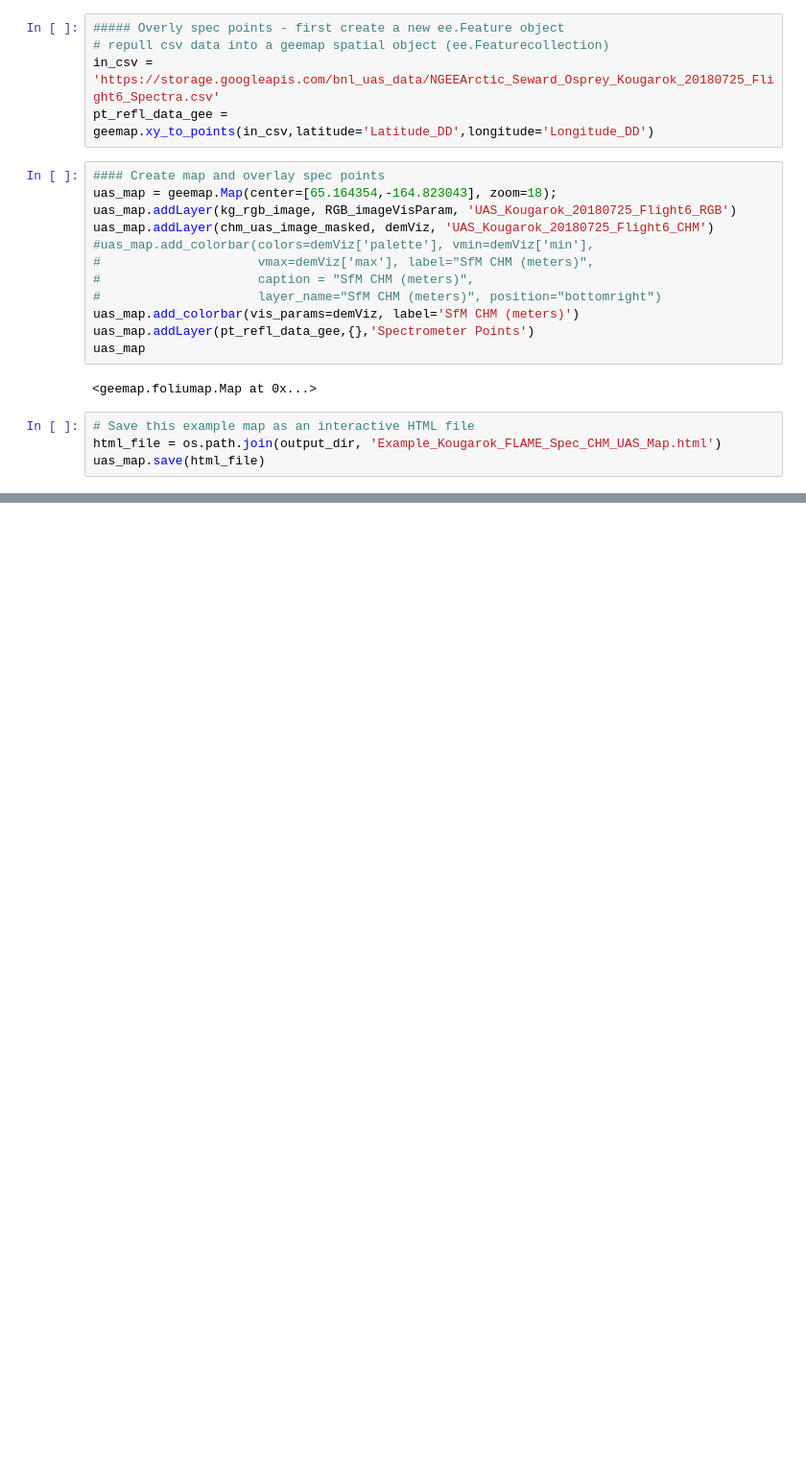
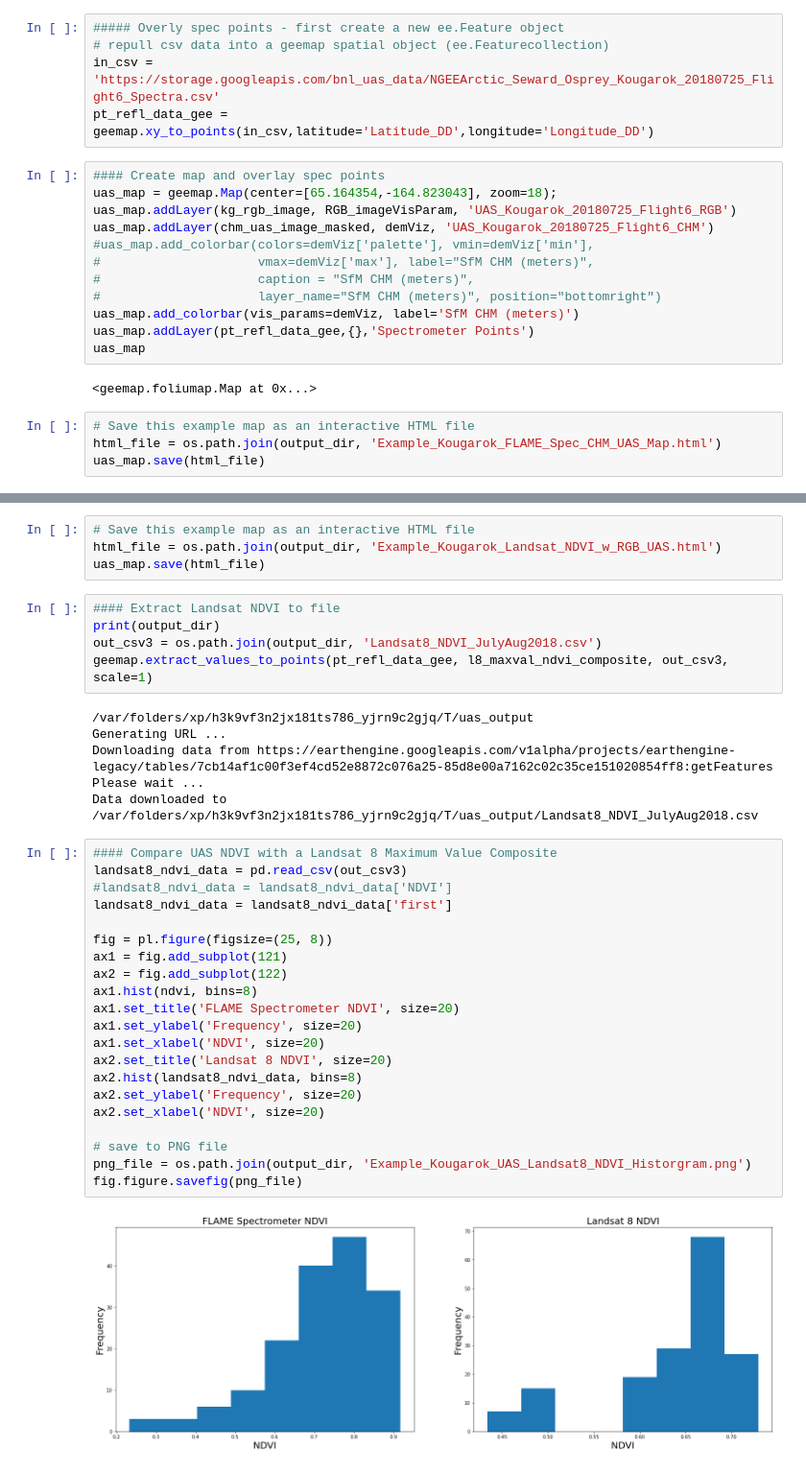
Before and after one commit to TESTgroup-BNL/meeting_demos, a Jupyter notebook: us_iale_2022/python/basic_ngee_uas_example.ipynb, the cells around one changed output, grey strips where cells are left out. Shown: that part at 96% size. Cells and saved outputs as stored; diff of their text form; blank space fills up the shorter version.

```diff
--- a/us_iale_2022/python/basic_ngee_uas_example.ipynb
+++ b/us_iale_2022/python/basic_ngee_uas_example.ipynb
@@ -329,0 +415,38 @@ tir_data.hist(bins=8, ax=axes[1])
+# %%
+# Save this example map as an interactive HTML file
+html_file = os.path.join(output_dir, 'Example_Kougarok_Landsat_NDVI_w_RGB_UAS.html')
+uas_map.save(html_file)
+# %%
+#### Extract Landsat NDVI to file
+print(output_dir)
+out_csv3 = os.path.join(output_dir, 'Landsat8_NDVI_JulyAug2018.csv')
+geemap.extract_values_to_points(pt_refl_data_gee, l8_maxval_ndvi_composite, out_csv3, scale=1)
+# %% [output]
+/var/folders/xp/h3k9vf3n2jx181ts786_yjrn9c2gjq/T/uas_output
+Generating URL ...
+Downloading data from https://earthengine.googleapis.com/v1alpha/projects/earthengine-legacy/tables/7cb14af1c00f3ef4cd52e8872c076a25-85d8e00a7162c02c35ce151020854ff8:getFeatures
+Please wait ...
+Data downloaded to /var/folders/xp/h3k9vf3n2jx181ts786_yjrn9c2gjq/T/uas_output/Landsat8_NDVI_JulyAug2018.csv
+# %%
+#### Compare UAS NDVI with a Landsat 8 Maximum Value Composite
+landsat8_ndvi_data = pd.read_csv(out_csv3)
+#landsat8_ndvi_data = landsat8_ndvi_data['NDVI']
+landsat8_ndvi_data = landsat8_ndvi_data['first']
+
+fig = pl.figure(figsize=(25, 8))
+ax1 = fig.add_subplot(121)
+ax2 = fig.add_subplot(122)
+ax1.hist(ndvi, bins=8)
+ax1.set_title('FLAME Spectrometer NDVI', size=20)
+ax1.set_ylabel('Frequency', size=20)
+ax1.set_xlabel('NDVI', size=20)
+ax2.set_title('Landsat 8 NDVI', size=20)
+ax2.hist(landsat8_ndvi_data, bins=8)
+ax2.set_ylabel('Frequency', size=20)
+ax2.set_xlabel('NDVI', size=20)
+
+# save to PNG file
+png_file = os.path.join(output_dir, 'Example_Kougarok_UAS_Landsat8_NDVI_Historgram.png')
+fig.figure.savefig(png_file)
+# %% [output]
+[figure, added]
```
Also changed, not shown: parts of 7 cells of this notebook, 5 other files.
